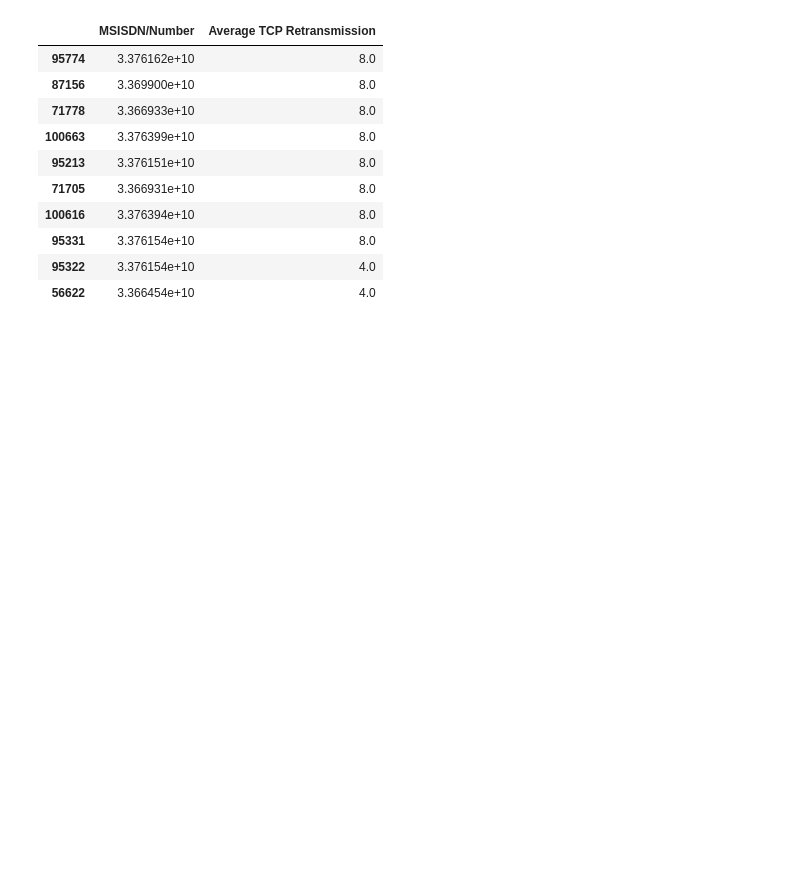
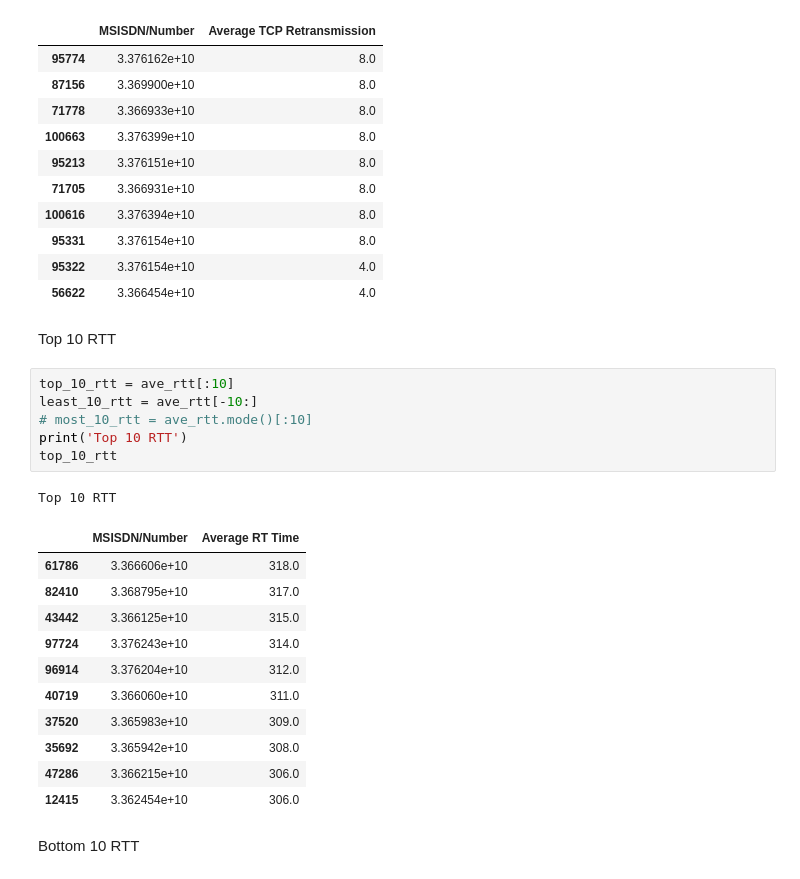
Before and after one commit to BekaluTa/Telecom-Data-Analysis, a Jupyter notebook: Notebooks/Task 2 User Requirement-Analysis.ipynb, the cells around one changed output. Drawn from its saved outputs; the diff is of its cells as text; blank space fills up the shorter version.

Commit message:
Selecting top and bottom RTT

```diff
--- a/Notebooks/Task 2 User Requirement-Analysis.ipynb
+++ b/Notebooks/Task 2 User Requirement-Analysis.ipynb
@@ -770,3 +770,26 @@ Bottom 10 TCP
 | 95331 | 3.376154e+10 | 8.0 |
 | 95322 | 3.376154e+10 | 4.0 |
 | 56622 | 3.366454e+10 | 4.0 |
+# %% [markdown]
+Top 10 RTT
+# %%
+top_10_rtt = ave_rtt[:10]
+least_10_rtt = ave_rtt[-10:]
+# most_10_rtt = ave_rtt.mode()[:10]
+print('Top 10 RTT')
+top_10_rtt
+# %% [output]
+Top 10 RTT
+|  | MSISDN/Number | Average RT Time |
+| 61786 | 3.366606e+10 | 318.0 |
+| 82410 | 3.368795e+10 | 317.0 |
+| 43442 | 3.366125e+10 | 315.0 |
+| 97724 | 3.376243e+10 | 314.0 |
+| 96914 | 3.376204e+10 | 312.0 |
+| 40719 | 3.366060e+10 | 311.0 |
+| 37520 | 3.365983e+10 | 309.0 |
+| 35692 | 3.365942e+10 | 308.0 |
+| 47286 | 3.366215e+10 | 306.0 |
+| 12415 | 3.362454e+10 | 306.0 |
+# %% [markdown]
+Bottom 10 RTT
```
